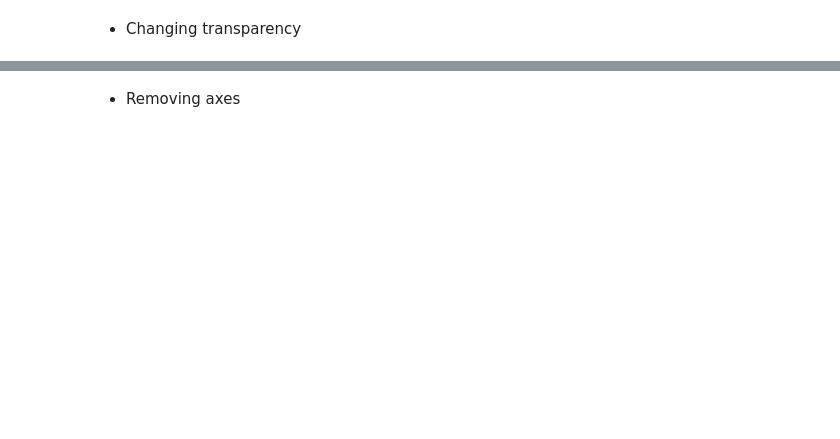
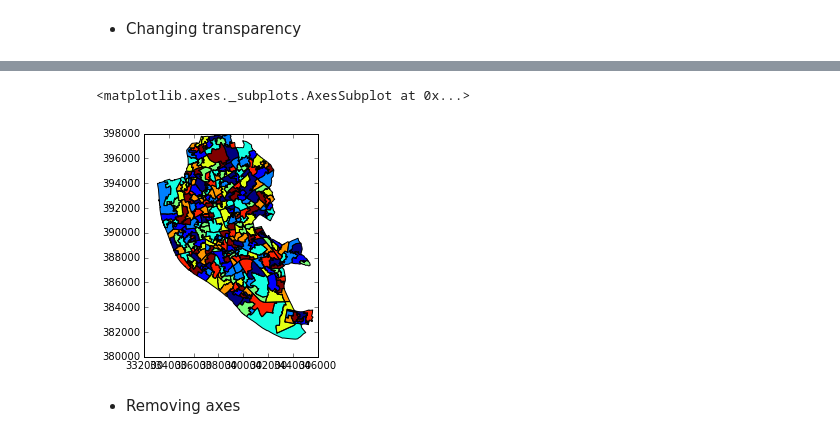
Before and after one commit to darribas/gds15, a Jupyter notebook: content/labs/lab_03.ipynb, the cells around one changed output, grey strips where cells are left out. Drawn from its saved outputs; the diff is of its cells as text; code cells hidden in the pictures; blank space fills up the shorter version.

```diff
--- a/content/labs/lab_03.ipynb
+++ b/content/labs/lab_03.ipynb
@@ -114,2 +136,7 @@ namp.plot()
+# %%
+lsoas.plot(alpha=1)
+# %% [output]
+<matplotlib.axes._subplots.AxesSubplot at 0x...>
+[figure, added]
 # %% [markdown]
 * Removing axes
```
Also changed, not shown: parts of 103 cells of this notebook, 48 other files.
